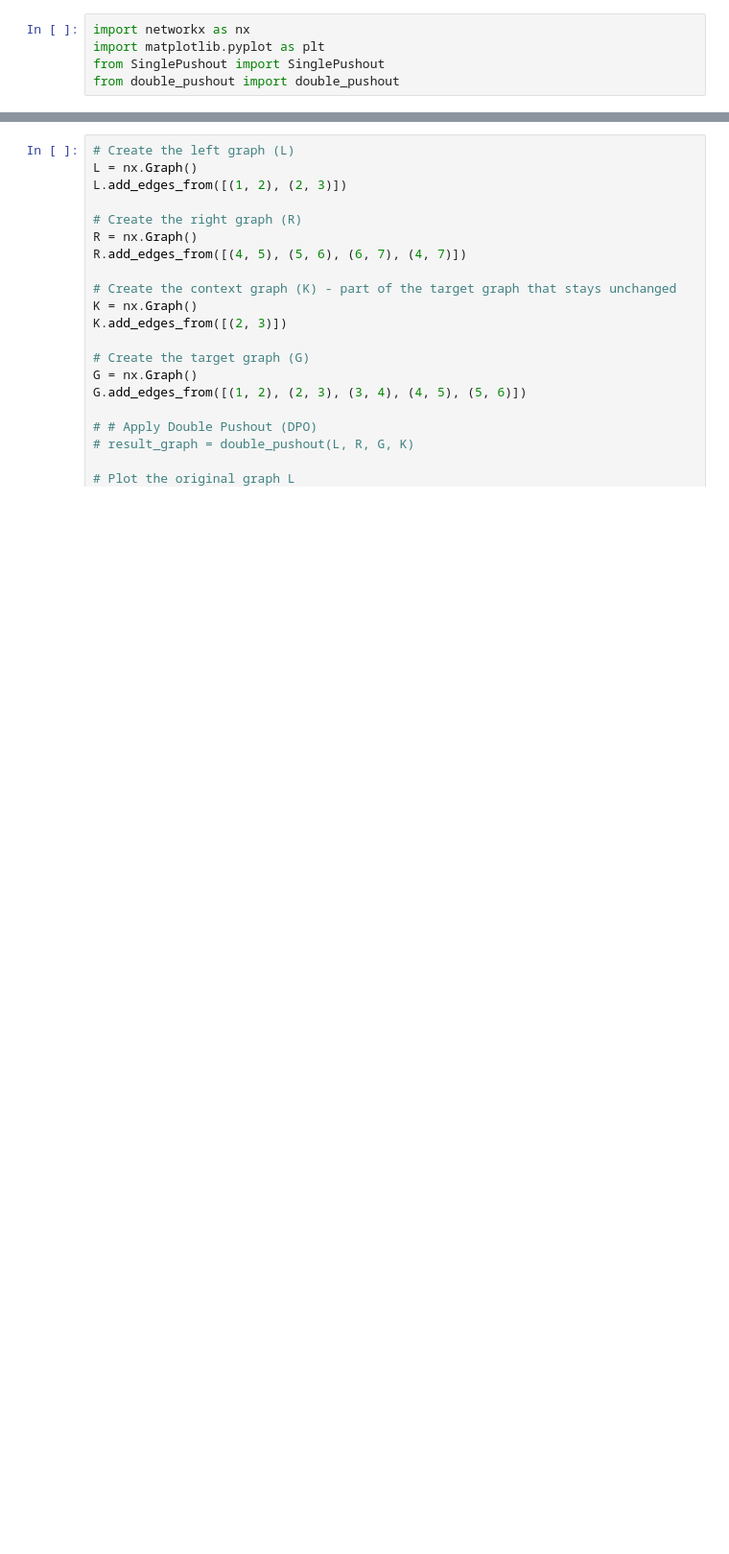
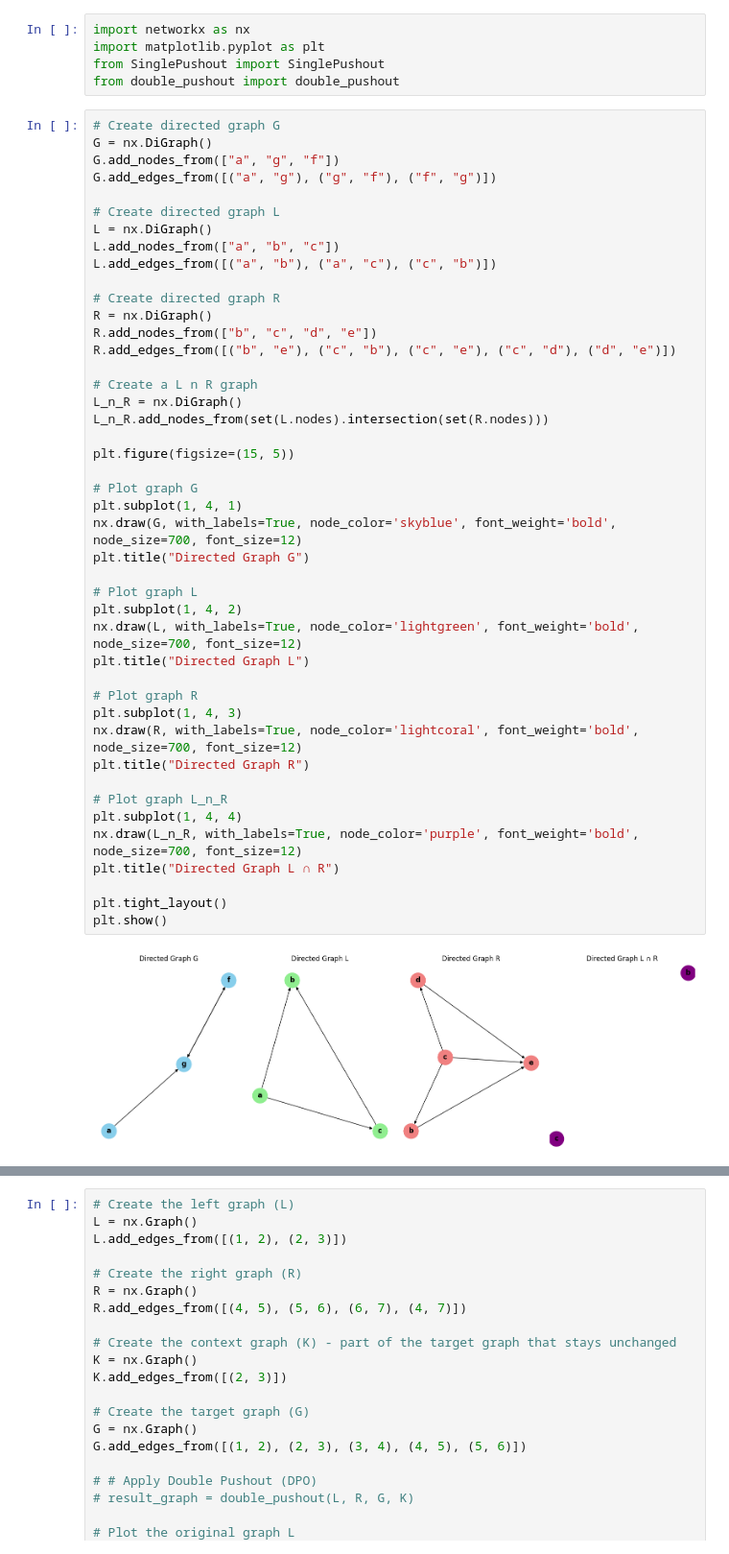
Before and after one commit to makowskitomasz/graph_double_pushout, a Jupyter notebook: notebooks/pushout_wn.ipynb, the cells around one changed output, grey strips where cells are left out. Shown: that part at 96% size. Saved outputs shown, nothing was run; the diff lists cells and outputs as text; blank space fills up the shorter version.

```diff
--- a/notebooks/pushout_wn.ipynb
+++ b/notebooks/pushout_wn.ipynb
@@ -3,3 +3,49 @@ import networkx as nx
 import matplotlib.pyplot as plt
 from SinglePushout import SinglePushout
 from double_pushout import double_pushout
+# %%
+# Create directed graph G
+G = nx.DiGraph()
+G.add_nodes_from(["a", "g", "f"])
+G.add_edges_from([("a", "g"), ("g", "f"), ("f", "g")])
+
+# Create directed graph L
+L = nx.DiGraph()
+L.add_nodes_from(["a", "b", "c"])
+L.add_edges_from([("a", "b"), ("a", "c"), ("c", "b")])
+
+# Create directed graph R
+R = nx.DiGraph()
+R.add_nodes_from(["b", "c", "d", "e"])
+R.add_edges_from([("b", "e"), ("c", "b"), ("c", "e"), ("c", "d"), ("d", "e")])
+
+# Create a L n R graph
+L_n_R = nx.DiGraph()
+L_n_R.add_nodes_from(set(L.nodes).intersection(set(R.nodes)))
+
+plt.figure(figsize=(15, 5))
+
+# Plot graph G
+plt.subplot(1, 4, 1)
+nx.draw(G, with_labels=True, node_color='skyblue', font_weight='bold', node_size=700, font_size=12)
+plt.title("Directed Graph G")
+
+# Plot graph L
+plt.subplot(1, 4, 2)
+nx.draw(L, with_labels=True, node_color='lightgreen', font_weight='bold', node_size=700, font_size=12)
+plt.title("Directed Graph L")
+
+# Plot graph R
+plt.subplot(1, 4, 3)
+nx.draw(R, with_labels=True, node_color='lightcoral', font_weight='bold', node_size=700, font_size=12)
+plt.title("Directed Graph R")
+
+# Plot graph L_n_R
+plt.subplot(1, 4, 4)
+nx.draw(L_n_R, with_labels=True, node_color='purple', font_weight='bold', node_size=700, font_size=12)
+plt.title("Directed Graph L ∩ R")
+
+plt.tight_layout()
+plt.show()
+# %% [output]
+[figure, added]
```
Also changed, not shown: parts of 2 cells of this notebook.
